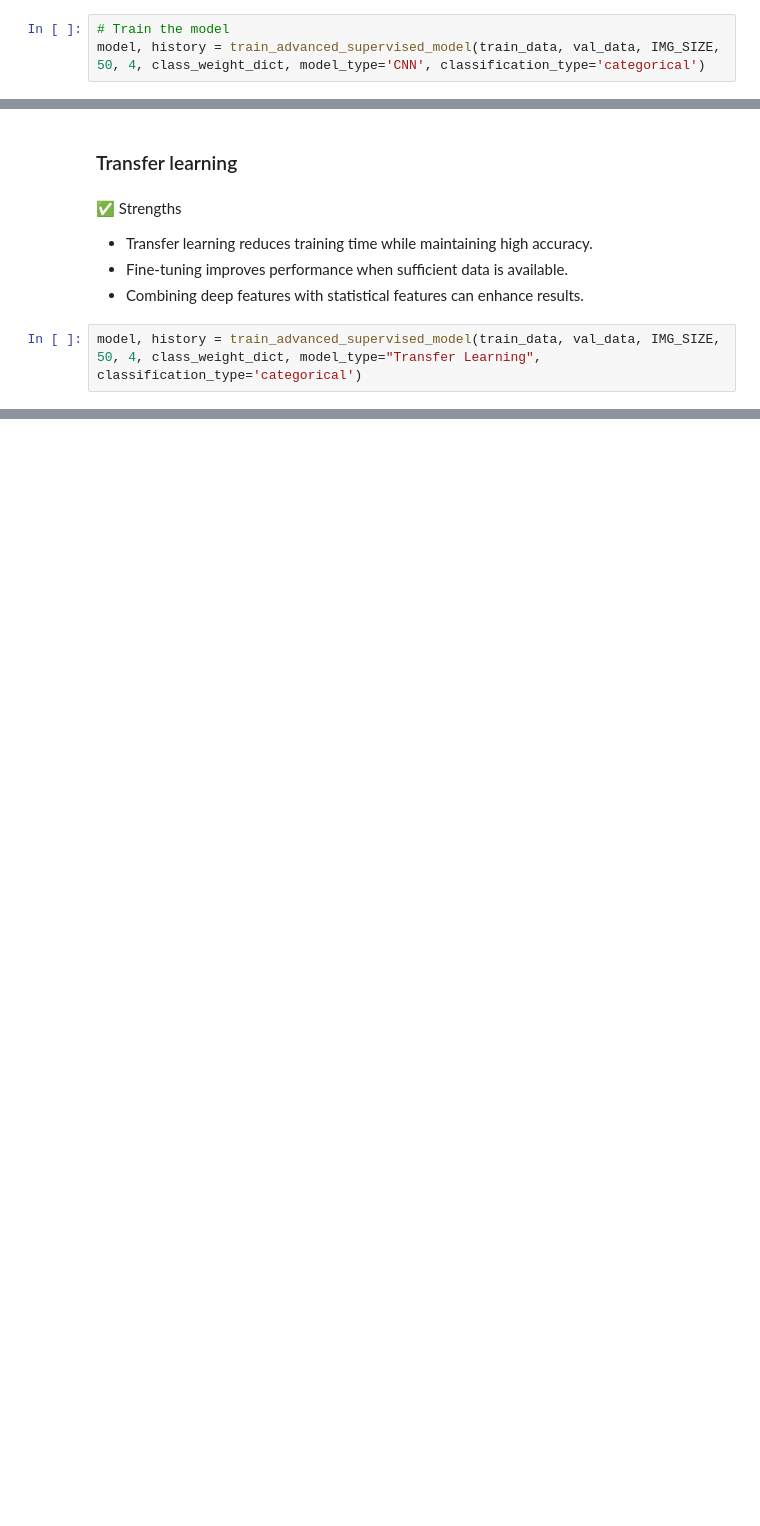
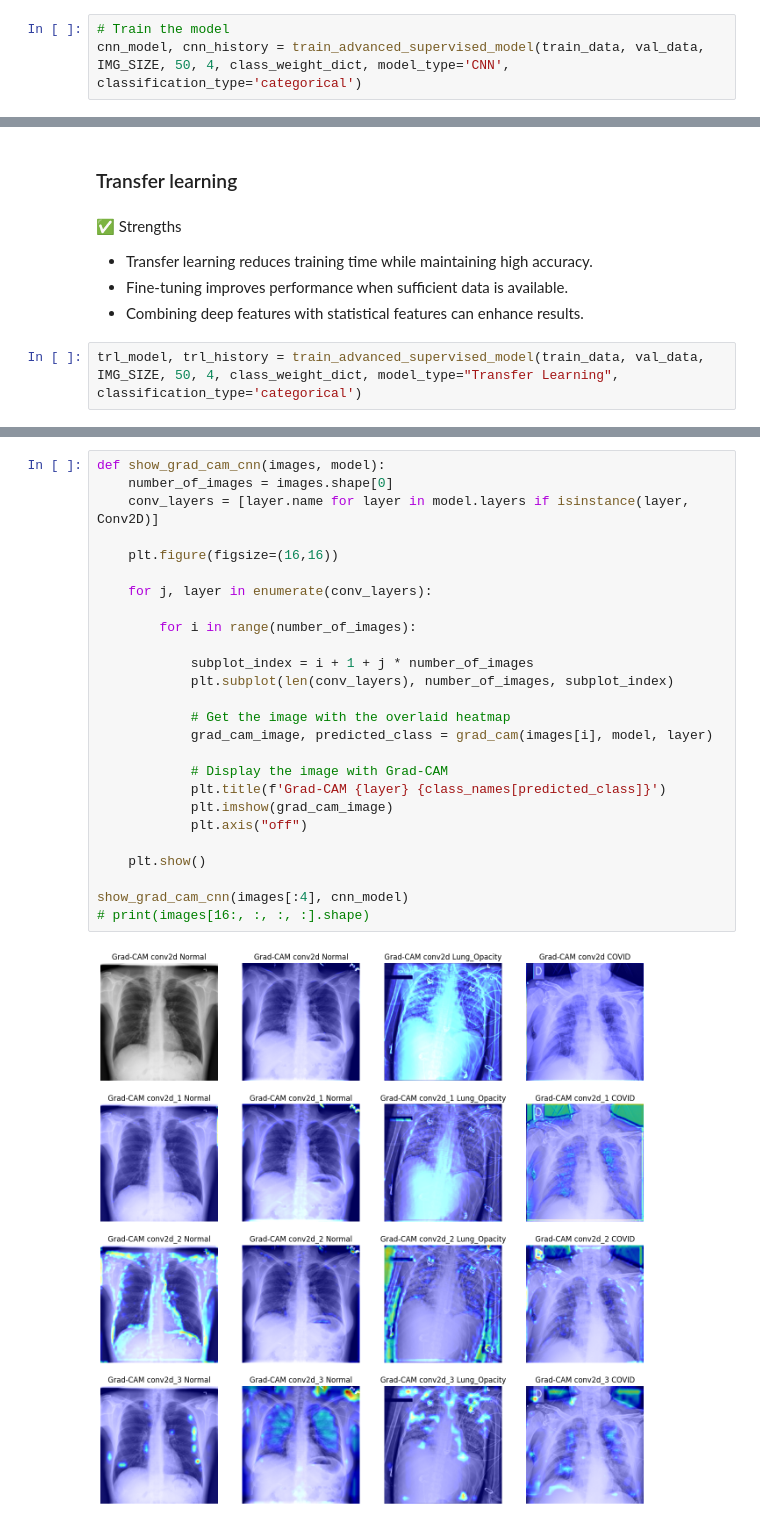
Before and after one commit to rehabaam/ds_covid19_project, a Jupyter notebook: notebooks/3.3_Supervised_Advanced_Models_full_image_multi_classes.ipynb, the cells around one changed output, grey strips where cells are left out. Cells and saved outputs as stored; diff of their text form; blank space fills up the shorter version.

```diff
--- a/notebooks/3.3_Supervised_Advanced_Models_full_image_multi_classes.ipynb
+++ b/notebooks/3.3_Supervised_Advanced_Models_full_image_multi_classes.ipynb
@@ -49,5 +49,5 @@ Computed Class Weights:{0: 1.4632734185966125, 1: 0.8800935550935551, 2: 0.51916
 * Not easily interpretable.
 # %%
 # Train the model
-model, history = train_advanced_supervised_model(train_data, val_data, IMG_SIZE, 50, 4, class_weight_dict, model_type='CNN', classification_type='categorical')
+cnn_model, cnn_history = train_advanced_supervised_model(train_data, val_data, IMG_SIZE, 50, 4, class_weight_dict, model_type='CNN', classification_type='categorical')
 # %% [output]
@@ -120,5 +118,5 @@ Created version '1' of model 'tensorflow-CNN-multiclass'.
 * Fine-tuning improves performance when sufficient data is available.
 * Combining deep features with statistical features can enhance results.
 # %%
-model, history = train_advanced_supervised_model(train_data, val_data, IMG_SIZE, 50, 4, class_weight_dict, model_type="Transfer Learning", classification_type='categorical')
+trl_model, trl_history = train_advanced_supervised_model(train_data, val_data, IMG_SIZE, 50, 4, class_weight_dict, model_type="Transfer Learning", classification_type='categorical')
 # %% [output]
@@ -178,0 +276,28 @@ Created version '1' of model 'tensorflow-Transfer Learning-multiclass'.
+# %%
+def show_grad_cam_cnn(images, model):
+    number_of_images = images.shape[0]
+    conv_layers = [layer.name for layer in model.layers if isinstance(layer, Conv2D)]
+
+    plt.figure(figsize=(16,16))
+
+    for j, layer in enumerate(conv_layers):
+
+        for i in range(number_of_images):
+
+            subplot_index = i + 1 + j * number_of_images
+            plt.subplot(len(conv_layers), number_of_images, subplot_index)
+
+            # Get the image with the overlaid heatmap
+            grad_cam_image, predicted_class = grad_cam(images[i], model, layer)
+
+            # Display the image with Grad-CAM
+            plt.title(f'Grad-CAM {layer} {class_names[predicted_class]}')
+            plt.imshow(grad_cam_image)
+            plt.axis("off")
+
+    plt.show()
+
+show_grad_cam_cnn(images[:4], cnn_model)
+# print(images[16:, :, :, :].shape)
+# %% [output]
+[figure, added]
```
Also changed, not shown: parts of 9 cells of this notebook, 2 other files.
